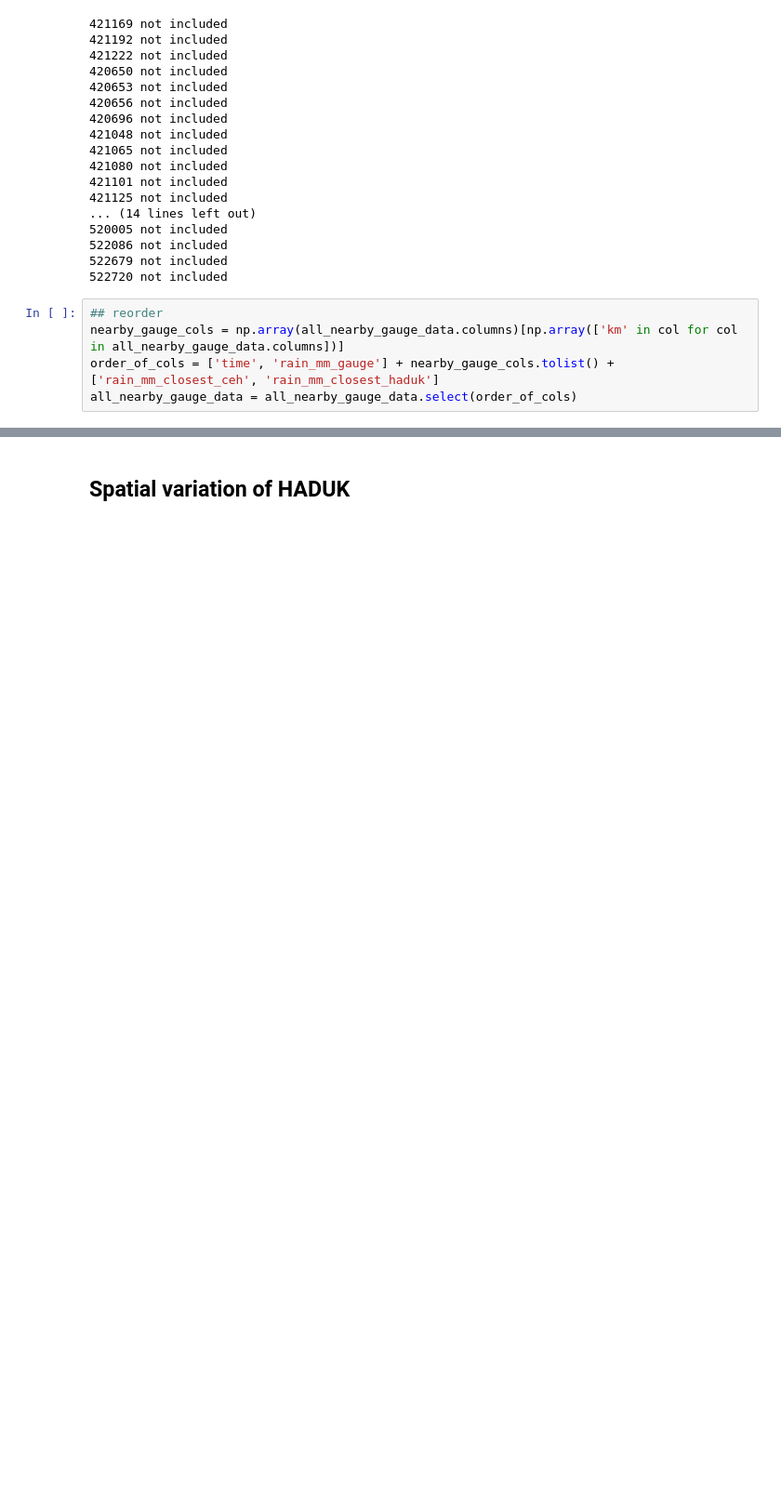
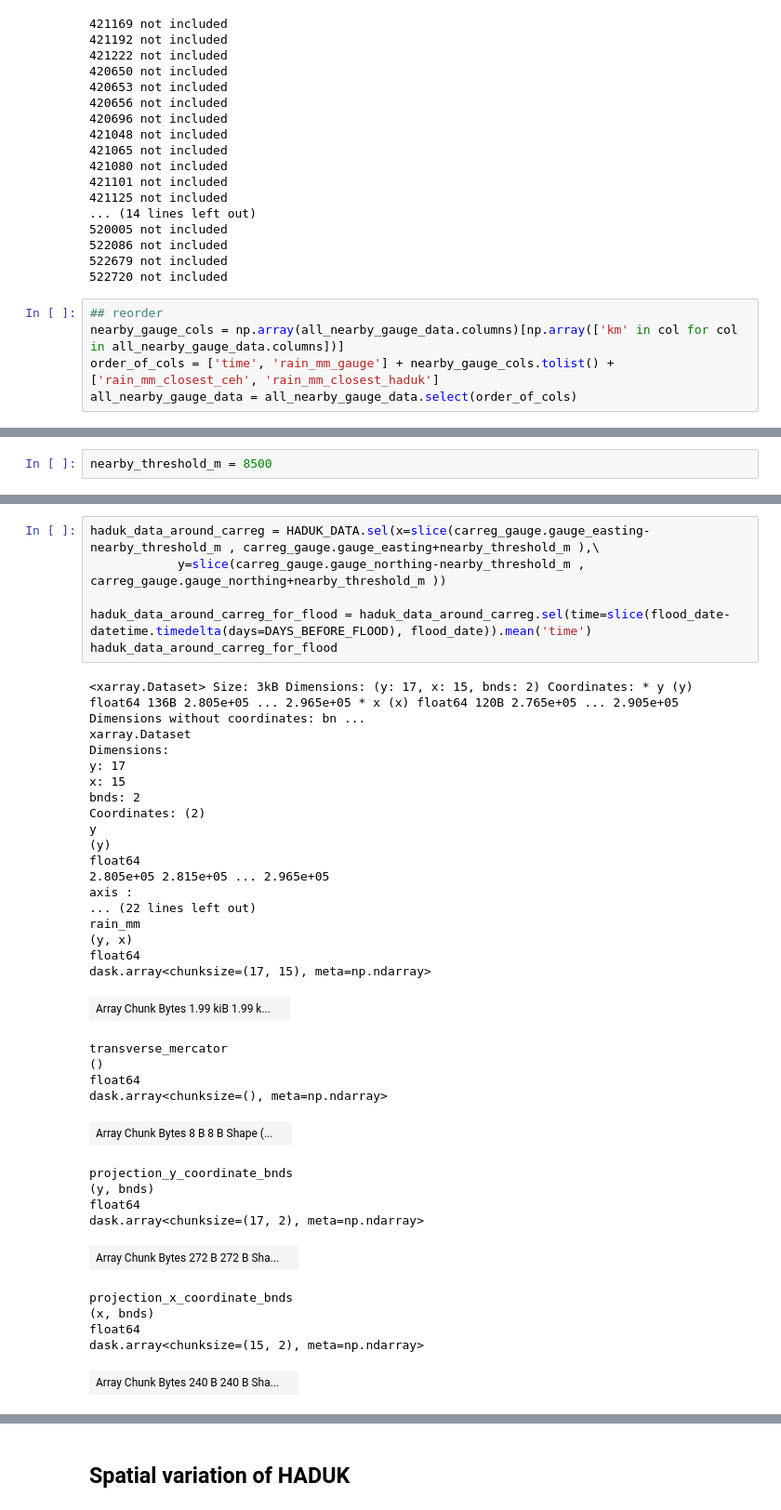
Before and after one commit to Thomasjkeel/FDRI-comparing-rainfall-data-in-upper-severn, a Jupyter notebook: notebooks/Carreg_wen_gauge_vs_grid.ipynb, the cells around one changed output, grey strips where cells are left out. Shown at 93% size. Drawn from its saved outputs; the diff is of its cells as text; blank space fills up the shorter version.

```diff
--- a/notebooks/Carreg_wen_gauge_vs_grid.ipynb
+++ b/notebooks/Carreg_wen_gauge_vs_grid.ipynb
@@ -582,0 +587,2 @@ Text(0.5, 0.98, 'Rain at nearby gauges')
+# %%
+nearby_threshold_m = 8500
@@ -582,0 +609,40 @@ Text(0.5, 0.98, 'Rain at nearby gauges')
+# %%
+haduk_data_around_carreg = HADUK_DATA.sel(x=slice(carreg_gauge.gauge_easting-nearby_threshold_m , carreg_gauge.gauge_easting+nearby_threshold_m ),\
+            y=slice(carreg_gauge.gauge_northing-nearby_threshold_m , carreg_gauge.gauge_northing+nearby_threshold_m ))
+
+haduk_data_around_carreg_for_flood = haduk_data_around_carreg.sel(time=slice(flood_date-datetime.timedelta(days=DAYS_BEFORE_FLOOD), flood_date)).mean('time')
+haduk_data_around_carreg_for_flood
+# %% [output]
+<xarray.Dataset> Size: 3kB Dimensions: (y: 17, x: 15, bnds: 2) Coordinates: * y (y) float64 136B 2.805e+05 ... 2.965e+05 * x (x) float64 120B 2.765e+05 ... 2.905e+05 Dimensions without coordinates: bn ...
+xarray.Dataset
+Dimensions:
+y: 17
+x: 15
+bnds: 2
+Coordinates: (2)
+y
+(y)
+float64
+2.805e+05 2.815e+05 ... 2.965e+05
+axis :
+... (22 lines left out)
+rain_mm
+(y, x)
+float64
+dask.array<chunksize=(17, 15), meta=np.ndarray>
+| Array Chunk Bytes 1.99 kiB 1.99 k... |  |
+transverse_mercator
+()
+float64
+dask.array<chunksize=(), meta=np.ndarray>
+| Array Chunk Bytes 8 B 8 B Shape (... |  |
+projection_y_coordinate_bnds
+(y, bnds)
+float64
+dask.array<chunksize=(17, 2), meta=np.ndarray>
+| Array Chunk Bytes 272 B 272 B Sha... |  |
+projection_x_coordinate_bnds
+(x, bnds)
+float64
+dask.array<chunksize=(15, 2), meta=np.ndarray>
+| Array Chunk Bytes 240 B 240 B Sha... |  |
```
Also changed, not shown: parts of 19 cells of this notebook, 7 other files.
